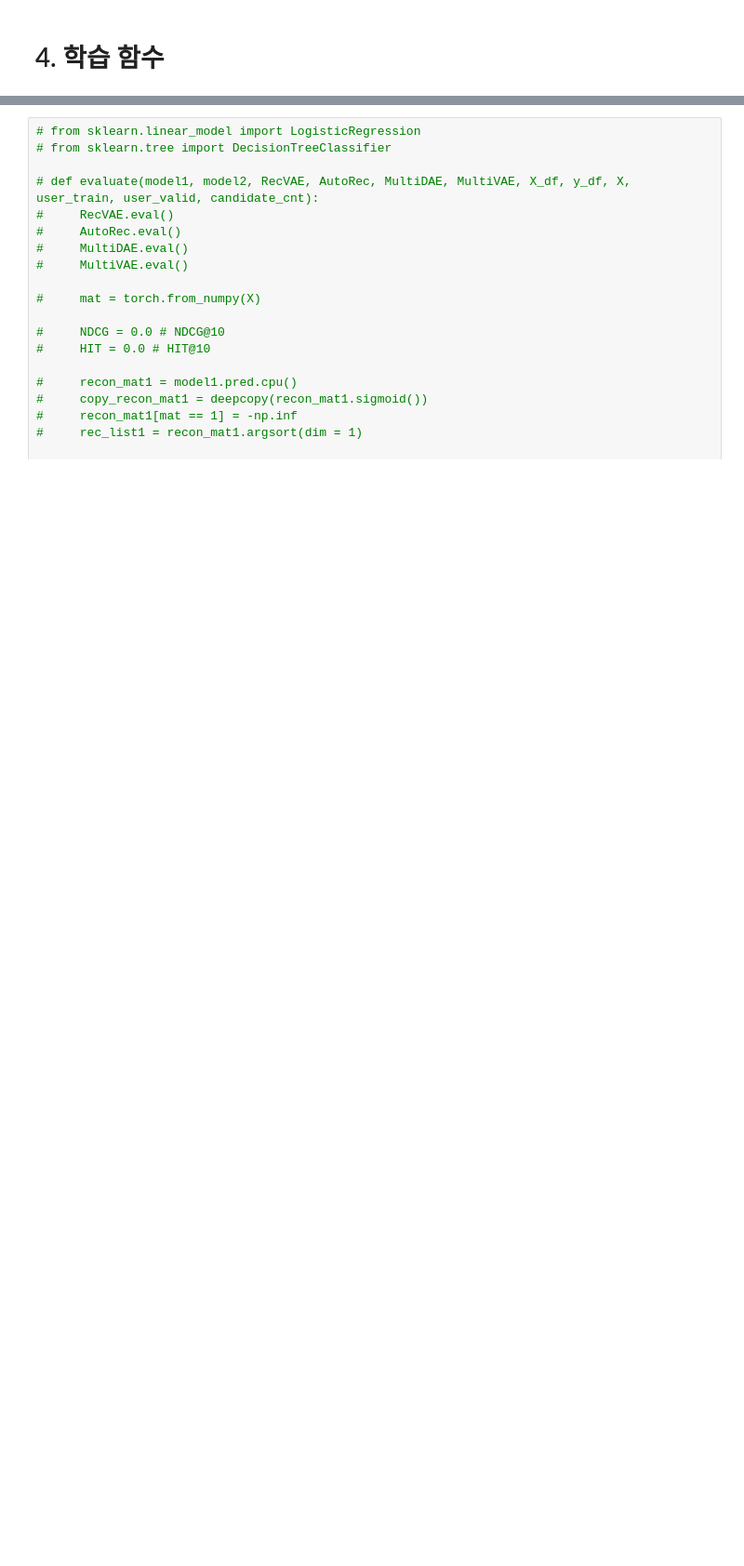
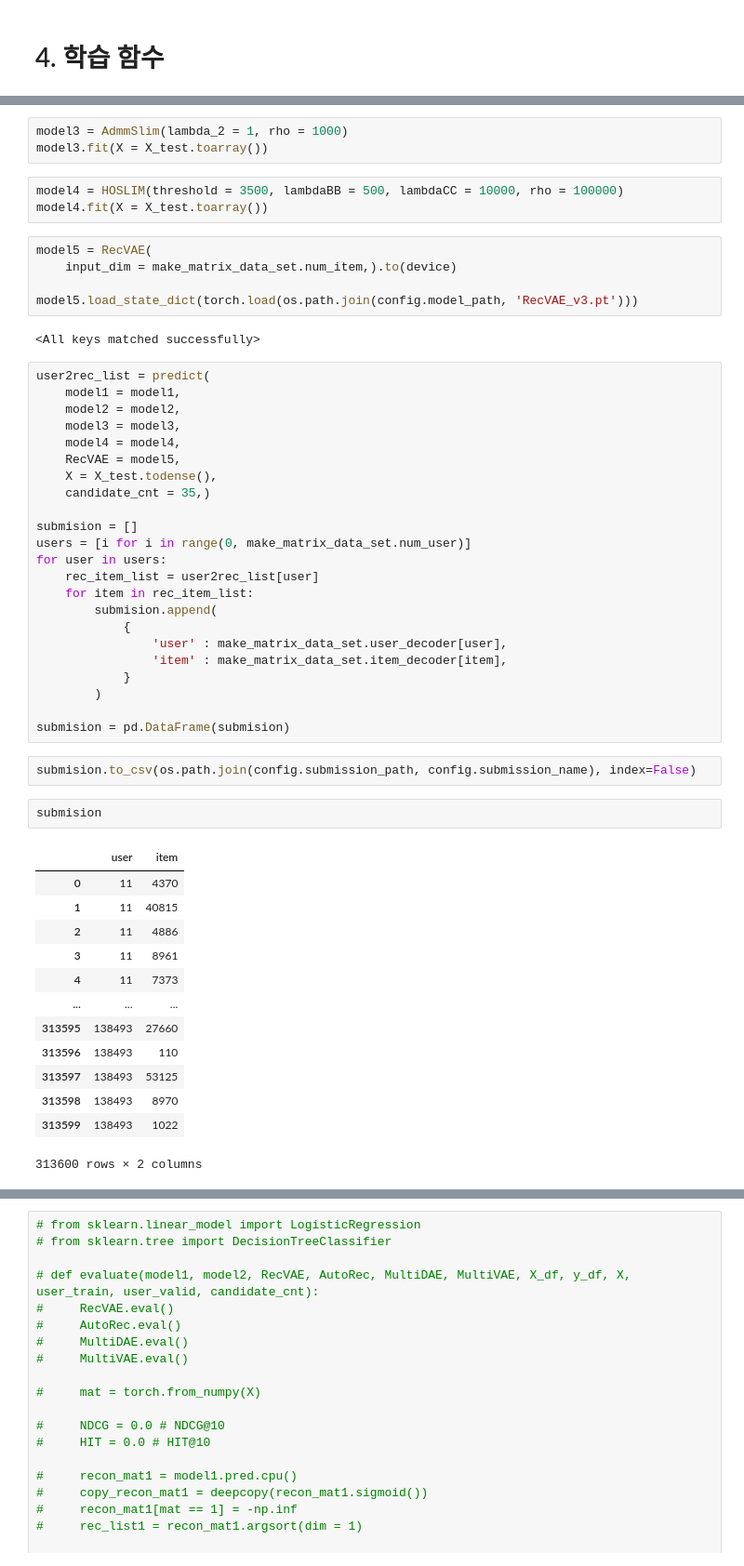
Before and after one commit to boostcampaitech3/level2-movie-recommendation-level2-recsys-05, a Jupyter notebook: jupyter/Ensembel.ipynb, the cells around one changed output, grey strips where cells are left out. Shown at 93% size. Saved outputs shown, nothing was run; the diff lists cells and outputs as text; blank space fills up the shorter version.

```diff
--- a/jupyter/Ensembel.ipynb
+++ b/jupyter/Ensembel.ipynb
@@ -461,0 +1097,54 @@ class RecVAE(nn.Module):
+# %%
+model3 = AdmmSlim(lambda_2 = 1, rho = 1000)
+model3.fit(X = X_test.toarray())
+# %%
+model4 = HOSLIM(threshold = 3500, lambdaBB = 500, lambdaCC = 10000, rho = 100000)
+model4.fit(X = X_test.toarray())
+# %%
+model5 = RecVAE(
+    input_dim = make_matrix_data_set.num_item,).to(device)
+
+model5.load_state_dict(torch.load(os.path.join(config.model_path, 'RecVAE_v3.pt')))
+# %% [output]
+<All keys matched successfully>
+# %%
+user2rec_list = predict(
+    model1 = model1,
+    model2 = model2,
+    model3 = model3,
+    model4 = model4,
+    RecVAE = model5,
+    X = X_test.todense(),
+    candidate_cnt = 35,)
+
+submision = []
+users = [i for i in range(0, make_matrix_data_set.num_user)]
+for user in users:
+    rec_item_list = user2rec_list[user]
+    for item in rec_item_list:
+        submision.append(
+            {
+                'user' : make_matrix_data_set.user_decoder[user],
+                'item' : make_matrix_data_set.item_decoder[item],
+            }
+        )
+
+submision = pd.DataFrame(submision)
+# %%
+submision.to_csv(os.path.join(config.submission_path, config.submission_name), index=False)
+# %%
+submision
+# %% [output]
+|  | user | item |
+| 0 | 11 | 4370 |
+| 1 | 11 | 40815 |
+| 2 | 11 | 4886 |
+| 3 | 11 | 8961 |
+| 4 | 11 | 7373 |
+| ... | ... | ... |
+| 313595 | 138493 | 27660 |
+| 313596 | 138493 | 110 |
+| 313597 | 138493 | 53125 |
+| 313598 | 138493 | 8970 |
+| 313599 | 138493 | 1022 |
+313600 rows × 2 columns
```
Also changed, not shown: parts of 43 cells of this notebook.
